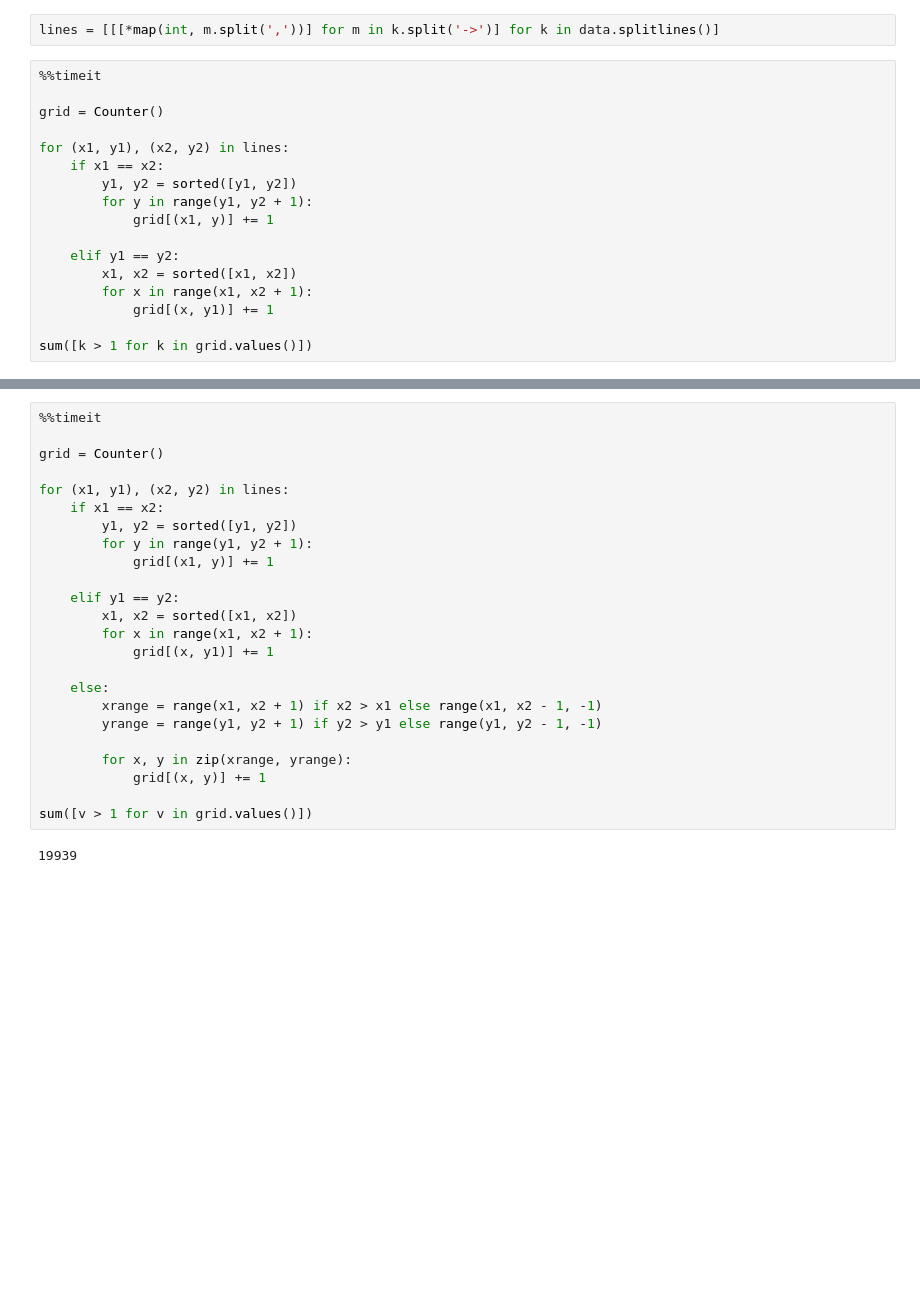
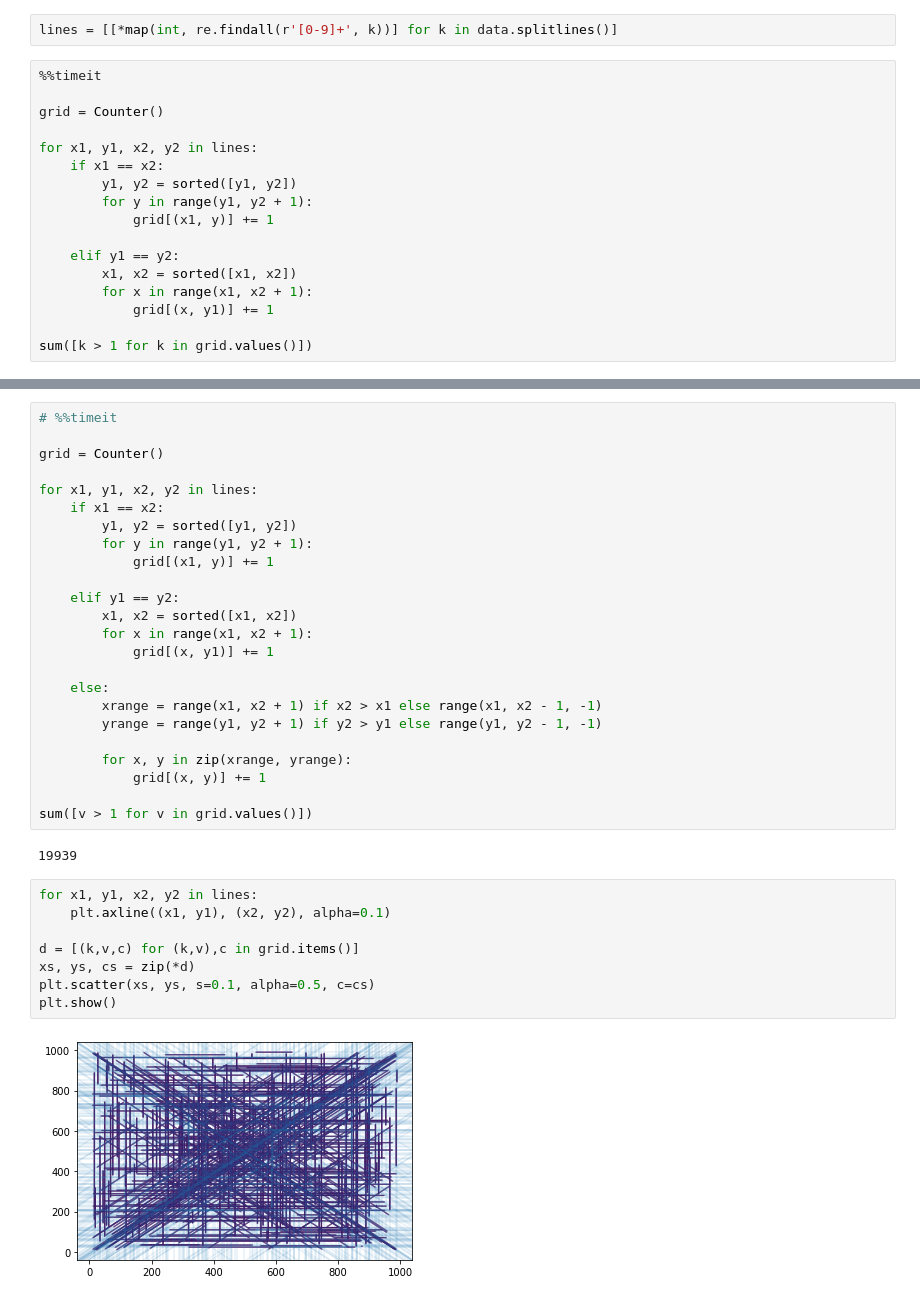
Before and after one commit to asishm/aoc-2021, a Jupyter notebook: solutions/day_05.ipynb, the cells around one changed output, grey strips where cells are left out. Saved outputs shown, nothing was run; the diff lists cells and outputs as text; blank space fills up the shorter version.

Commit message:
added some visualization

```diff
--- a/solutions/day_05.ipynb
+++ b/solutions/day_05.ipynb
@@ -13,13 +14,13 @@ import numpy as np
 # %%
 data = Path('../data/day_05.txt').read_text()
 # %%
-lines = [[[*map(int, m.split(','))] for m in k.split('->')] for k in data.splitlines()]
+lines = [[*map(int, re.findall(r'[0-9]+', k))] for k in data.splitlines()]
 # %%
 %%timeit
 
 grid = Counter()
 
-for (x1, y1), (x2, y2) in lines:
+for x1, y1, x2, y2 in lines:
     if x1 == x2:
         y1, y2 = sorted([y1, y2])
         for y in range(y1, y2 + 1):
@@ -36,9 +37,9 @@ sum([k > 1 for k in grid.values()])
 # %%
-%%timeit
+# %%timeit
 
 grid = Counter()
 
-for (x1, y1), (x2, y2) in lines:
+for x1, y1, x2, y2 in lines:
     if x1 == x2:
         y1, y2 = sorted([y1, y2])
         for y in range(y1, y2 + 1):
@@ -59,3 +60,13 @@ for (x1, y1), (x2, y2) in lines:
 sum([v > 1 for v in grid.values()])
 # %% [output]
 19939
+# %%
+for x1, y1, x2, y2 in lines:
+    plt.axline((x1, y1), (x2, y2), alpha=0.1)
+
+d = [(k,v,c) for (k,v),c in grid.items()]
+xs, ys, cs = zip(*d)
+plt.scatter(xs, ys, s=0.1, alpha=0.5, c=cs)
+plt.show()
+# %% [output]
+[figure, added]
```
Also changed, not shown: parts of 2 cells of this notebook.
